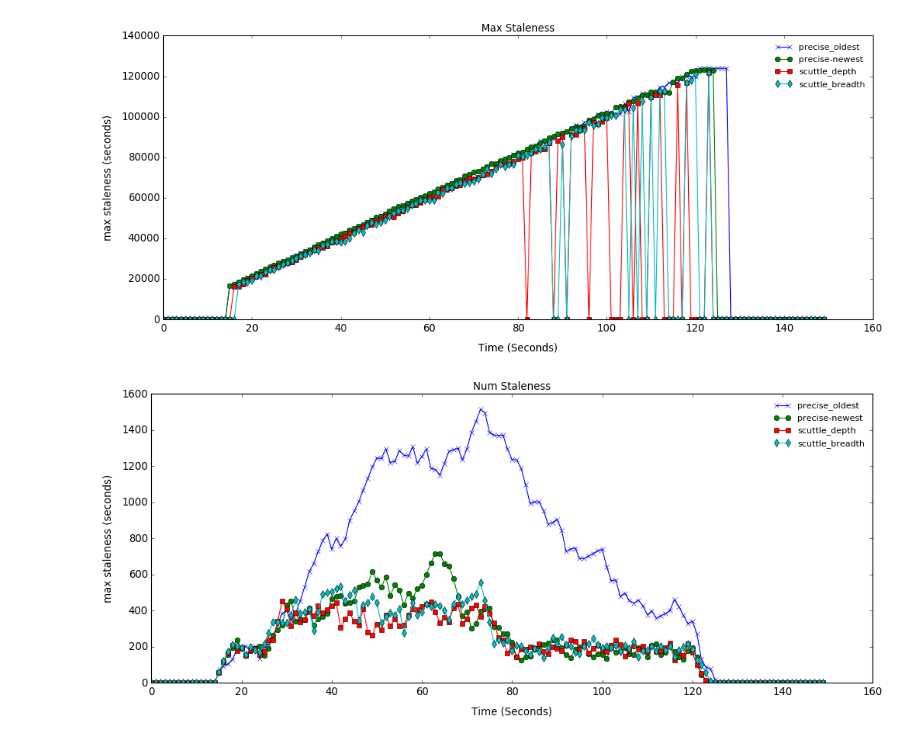
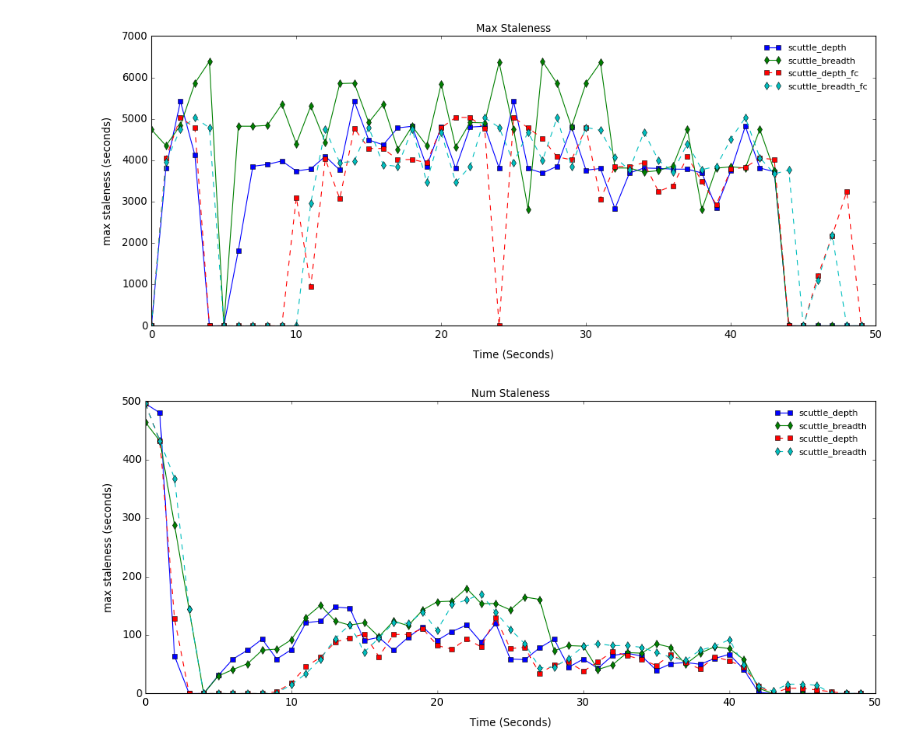
Before and after one commit to ElDivinCodino/Anti-entropy-epidemic-protocol, a Jupyter notebook: src/plot/plot_notebook.ipynb, the cells around one changed output. Cells and saved outputs as stored; diff of their text form; code cells hidden in the pictures.

```diff
--- a/src/plot/plot_notebook.ipynb
+++ b/src/plot/plot_notebook.ipynb
@@ -2,12 +2,16 @@
 import numpy as np
 import matplotlib.pyplot as plt
 # %%
-precise_oldest = np.genfromtxt('../../logs/precise_oldest/observer.txt', delimiter=' ')
-precise_newest = np.genfromtxt('../../logs/precise_newest/observer.txt', delimiter=' ')
+# precise_oldest = np.genfromtxt('../../logs/precise_oldest/observer.txt', delimiter=' ')
+# precise_newest = np.genfromtxt('../../logs/precise_newest/observer.txt', delimiter=' ')
 scuttle_depth = np.genfromtxt('../../logs/scuttle_depth/observer.txt', delimiter=' ')
 scuttle_breadth = np.genfromtxt('../../logs/scuttle_breadth/observer.txt', delimiter=' ')
+# precise_oldest_fc = np.genfromtxt('../../logs/precise_oldest_fc/observer.txt', delimiter=' ')
+# precise_newest_fc = np.genfromtxt('../../logs/precise_newest_fc/observer.txt', delimiter=' ')
+scuttle_depth_fc = np.genfromtxt('../../logs/scuttle_depth_fc/observer.txt', delimiter=' ')
+scuttle_breadth_fc = np.genfromtxt('../../logs/scuttle_breadth_fc/observer.txt', delimiter=' ')
 # %%
-ts = len(precise_oldest[0])
+ts = len(scuttle_depth[0])
 # %%
 def plot_thr(traces, path, x_lim=(0, 20), y_lim=(0, 3.5), dim=(15, 6), title="Figure"):
     figure = plt.figure(figsize=dim, dpi=80)
@@ -49,21 +53,29 @@ def plot_thr(traces, path, x_lim=(0, 20), y_lim=(0, 3.5), dim=(15, 6), title="Fi
 # ]
 # %%
 traces = [
-    (precise_oldest[0], list(range(0, ts)), "precise_oldest", "x", "solid"),
-    (precise_newest[0], list(range(0, ts)), "precise-newest", "o", "solid"),
+#     (precise_oldest[0], list(range(0, ts)), "precise_oldest", "x", "solid"),
+#     (precise_newest[0], list(range(0, ts)), "precise-newest", "o", "solid"),
     (scuttle_depth[0], list(range(0, ts)), "scuttle_depth", "s", "solid"),
-    (scuttle_breadth[0], list(range(0, ts)), "scuttle_breadth", "d", "solid")
+    (scuttle_breadth[0], list(range(0, ts)), "scuttle_breadth", "d", "solid"),
+#     (precise_oldest_fc[0], list(range(0, ts)), "precise_oldest_fc", "x", "dashed"),
+#     (precise_newest_fc[0], list(range(0, ts)), "precise-newest_fc", "o", "dashed"),
+    (scuttle_depth_fc[0], list(range(0, ts)), "scuttle_depth_fc", "s", "dashed"),
+    (scuttle_breadth_fc[0], list(range(0, ts)), "scuttle_breadth_fc", "d", "dashed")
 ]
 plot_thr(traces, path="./max_staleness.pdf", x_lim=(0, ts), title="Max Staleness")
 # %% [output]
-[figure, old version]
+[figure, new version]
 # %%
 traces = [
-    (precise_oldest[1], list(range(0, ts)), "precise_oldest", "x", "solid"),
-    (precise_newest[1], list(range(0, ts)), "precise-newest", "o", "solid"),
+#     (precise_oldest[1], list(range(0, ts)), "precise_oldest", "x", "solid"),
+#     (precise_newest[1], list(range(0, ts)), "precise-newest", "o", "solid"),
     (scuttle_depth[1], list(range(0, ts)), "scuttle_depth", "s", "solid"),
-    (scuttle_breadth[1], list(range(0, ts)), "scuttle_breadth", "d", "solid")
+    (scuttle_breadth[1], list(range(0, ts)), "scuttle_breadth", "d", "solid"),
+#     (precise_oldest_fc[1], list(range(0, ts)), "precise_oldest", "x", "dashed"),
+#     (precise_newest_fc[1], list(range(0, ts)), "precise-newest", "o", "dashed"),
+    (scuttle_depth_fc[1], list(range(0, ts)), "scuttle_depth", "s", "dashed"),
+    (scuttle_breadth_fc[1], list(range(0, ts)), "scuttle_breadth", "d", "dashed")
 ]
 plot_thr(traces, path="./num_staleness.pdf", x_lim=(0, ts), title="Num Staleness")
 # %% [output]
-[figure, old version]
+[figure, new version]
```
Also changed, not shown: 3 other files.
